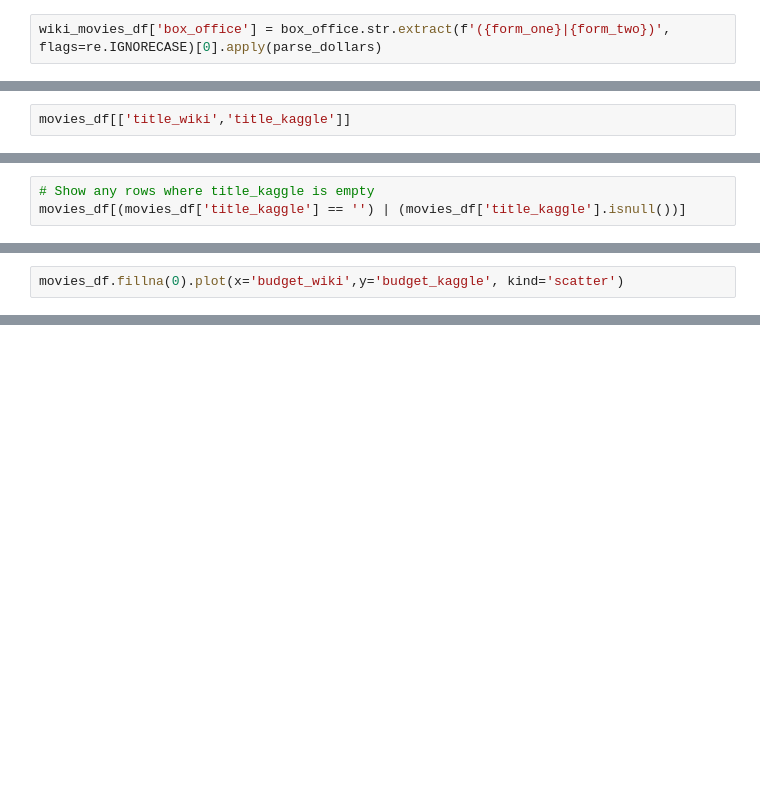
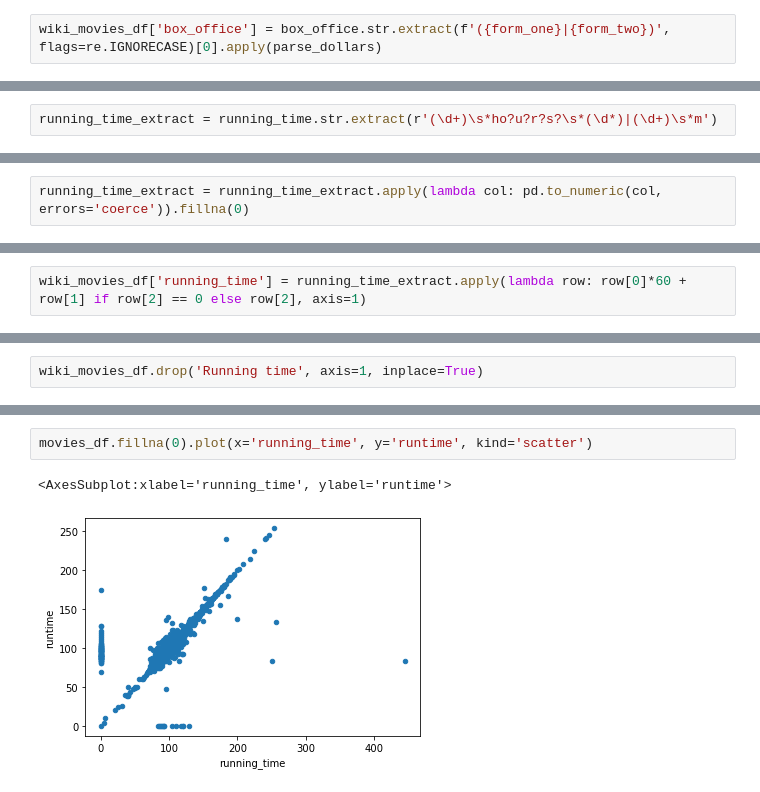
Before and after one commit to jaycecox/Movies-ETL, a Jupyter notebook: Movies_ETL.ipynb, the cells around one changed output, grey strips where cells are left out. Drawn from its saved outputs; the diff is of its cells as text; blank space fills up the shorter version.

```diff
--- a/Movies_ETL.ipynb
+++ b/Movies_ETL.ipynb
@@ -618,2 +614,2 @@ movies_df = pd.merge(wiki_movies_df, kaggle_metadata, on='imdb_id', suffixes=['_
 # %%
-movies_df[['title_wiki','title_kaggle']]
+running_time_extract = running_time.str.extract(r'(\d+)\s*ho?u?r?s?\s*(\d*)|(\d+)\s*m')
@@ -634,3 +616,2 @@ movies_df[['title_wiki','title_kaggle']]
 # %%
-# Show any rows where title_kaggle is empty
-movies_df[(movies_df['title_kaggle'] == '') | (movies_df['title_kaggle'].isnull())]
+running_time_extract = running_time_extract.apply(lambda col: pd.to_numeric(col, errors='coerce')).fillna(0)
@@ -640 +618,2 @@ movies_df[(movies_df['title_kaggle'] == '') | (movies_df['title_kaggle'].isnull(
 # %%
+wiki_movies_df['running_time'] = running_time_extract.apply(lambda row: row[0]*60 + row[1] if row[2] == 0 else row[2], axis=1)
@@ -644,2 +620,2 @@ KeyError: 'running_time'
 # %%
-movies_df.fillna(0).plot(x='budget_wiki',y='budget_kaggle', kind='scatter')
+wiki_movies_df.drop('Running time', axis=1, inplace=True)
@@ -661,0 +776,5 @@ SyntaxError: invalid syntax (<ipython-input-117-10046ed72c24>, line 1)
+# %%
+movies_df.fillna(0).plot(x='running_time', y='runtime', kind='scatter')
+# %% [output]
+<AxesSubplot:xlabel='running_time', ylabel='runtime'>
+[figure, added]
```
Also changed, not shown: parts of 68 cells of this notebook, 1 other file.
